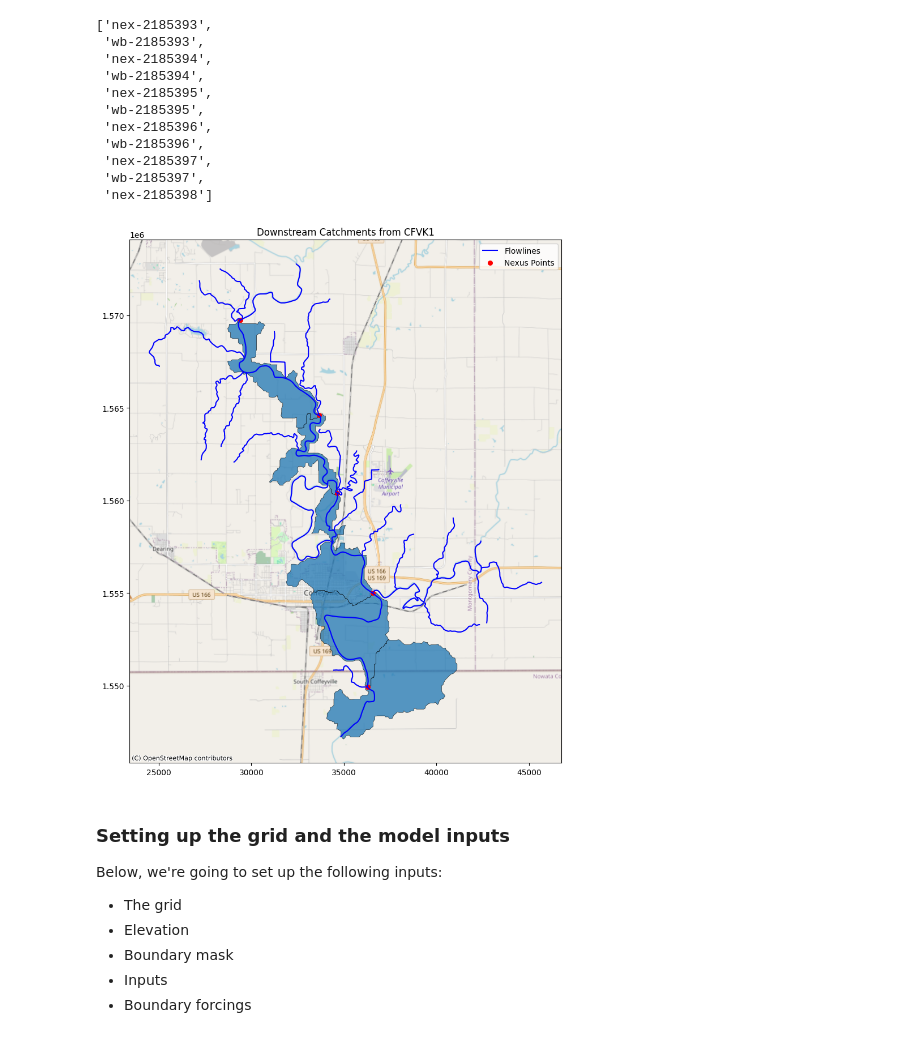
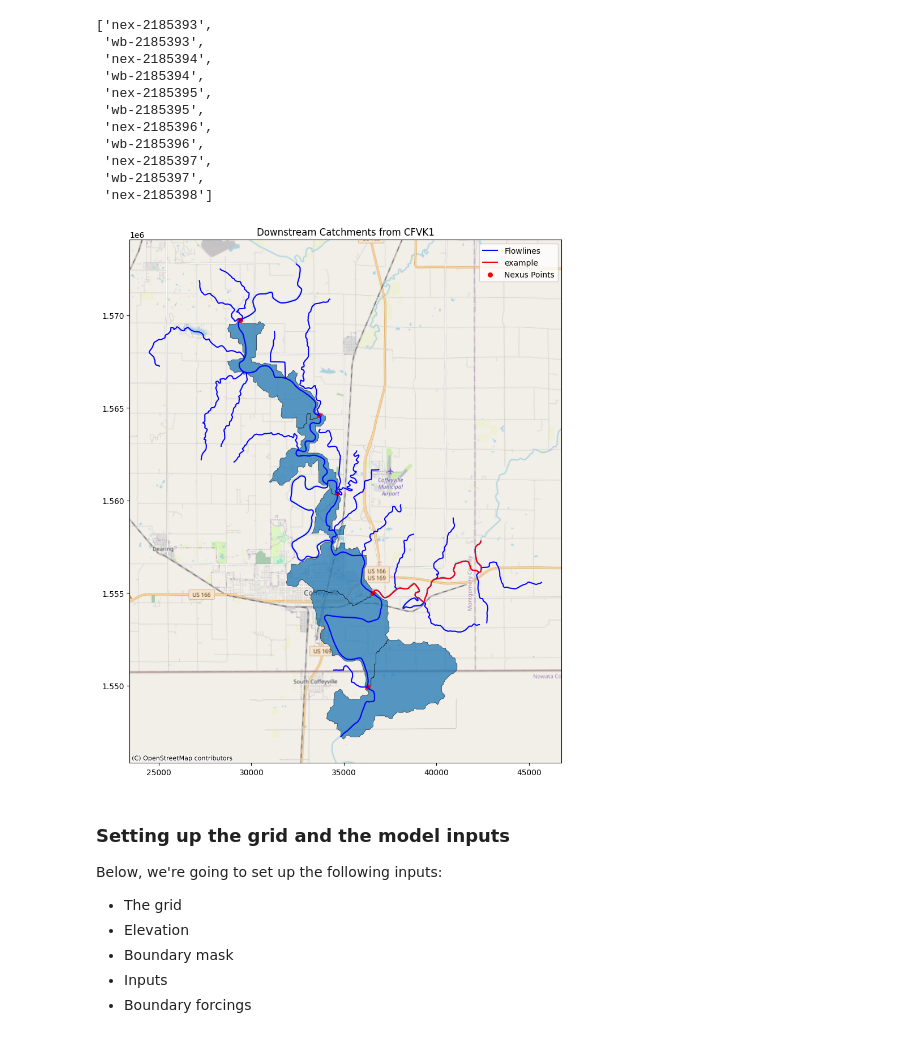
Before and after one commit to taddyb/near_real-time_sfincs, a Jupyter notebook: notebooks/01_build_sfincs_from_nwm.ipynb, the cells around one changed output. Cells and saved outputs as stored; diff of their text form; code cells hidden in the pictures.

```diff
--- a/notebooks/01_build_sfincs_from_nwm.ipynb
+++ b/notebooks/01_build_sfincs_from_nwm.ipynb
@@ -78,19 +77,20 @@ _subset_divides = divides[mask_divides]
 # %%
 fig, ax = plt.subplots(figsize=(10,10))
 _subset_divides.plot(ax=ax, edgecolor="k", linewidth=0.5, alpha=0.75,)
 # _subset_divides.plot(ax=ax, edgecolor="red", facecolor="none", linewidth=1)  # Plot original divides
 _subset_flowlines.plot(ax=ax, color='blue', label='Flowlines')
+_subset_flowlines[_subset_flowlines["id"] == "wb-2187578"].plot(ax=ax, color='red', label='example')
 _subset_nexus.plot(ax=ax, color='red', markersize=30, label='Nexus Points')
 try:
     cx.add_basemap(ax, crs=_subset_divides.crs.to_string(), source=cx.providers.OpenStreetMap.Mapnik)
 except Exception as e:
     print(f"Couldn't add basemap: {e}")
 ax.legend()
 plt.title("Downstream Catchments from CFVK1")
 plt.tight_layout()
 plt.show()
 # %% [output]
-[figure, old version]
+[figure, new version]
 # %% [markdown]
 ### Setting up the grid and the model inputs
 
```
Also changed, not shown: parts of 12 cells of this notebook, 3 other files.
